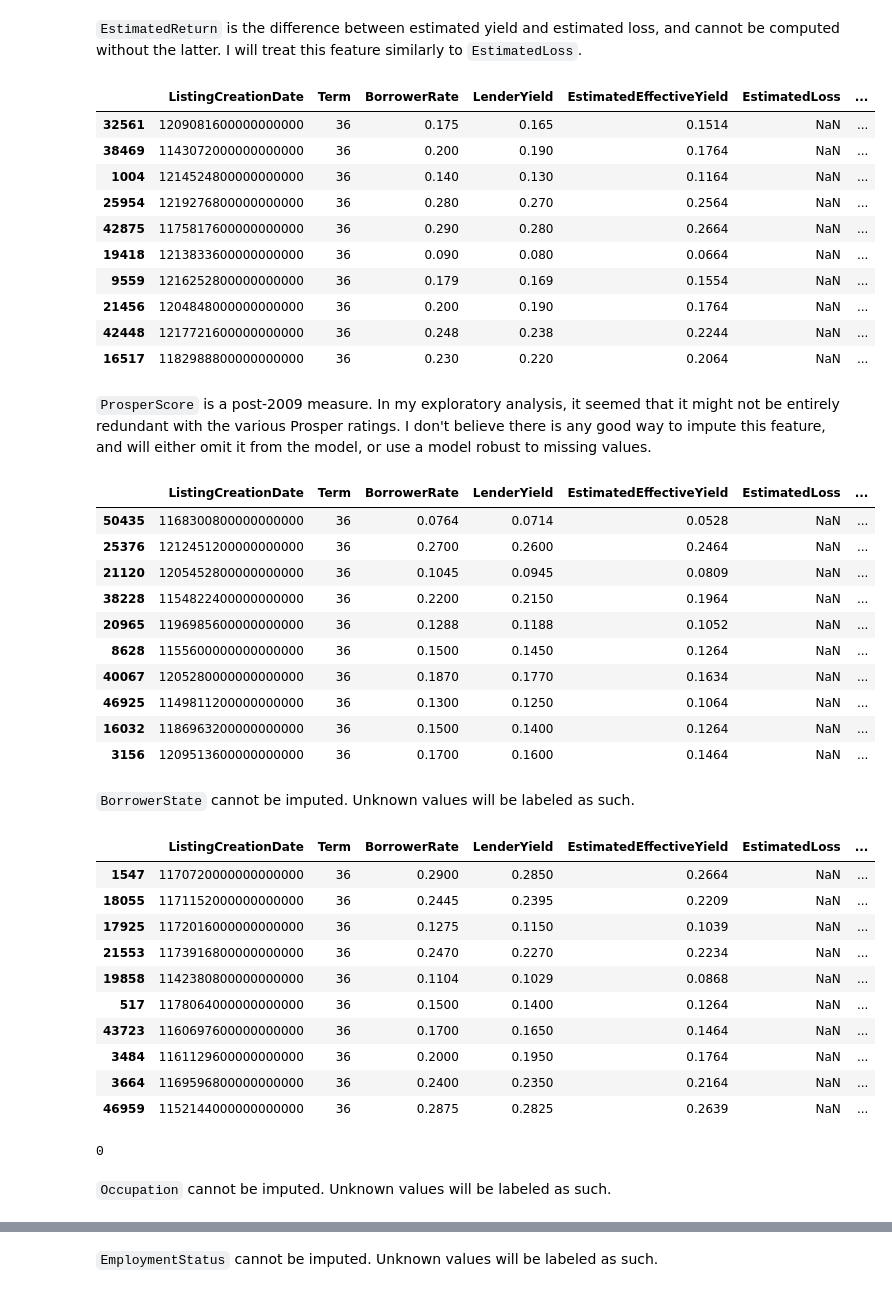
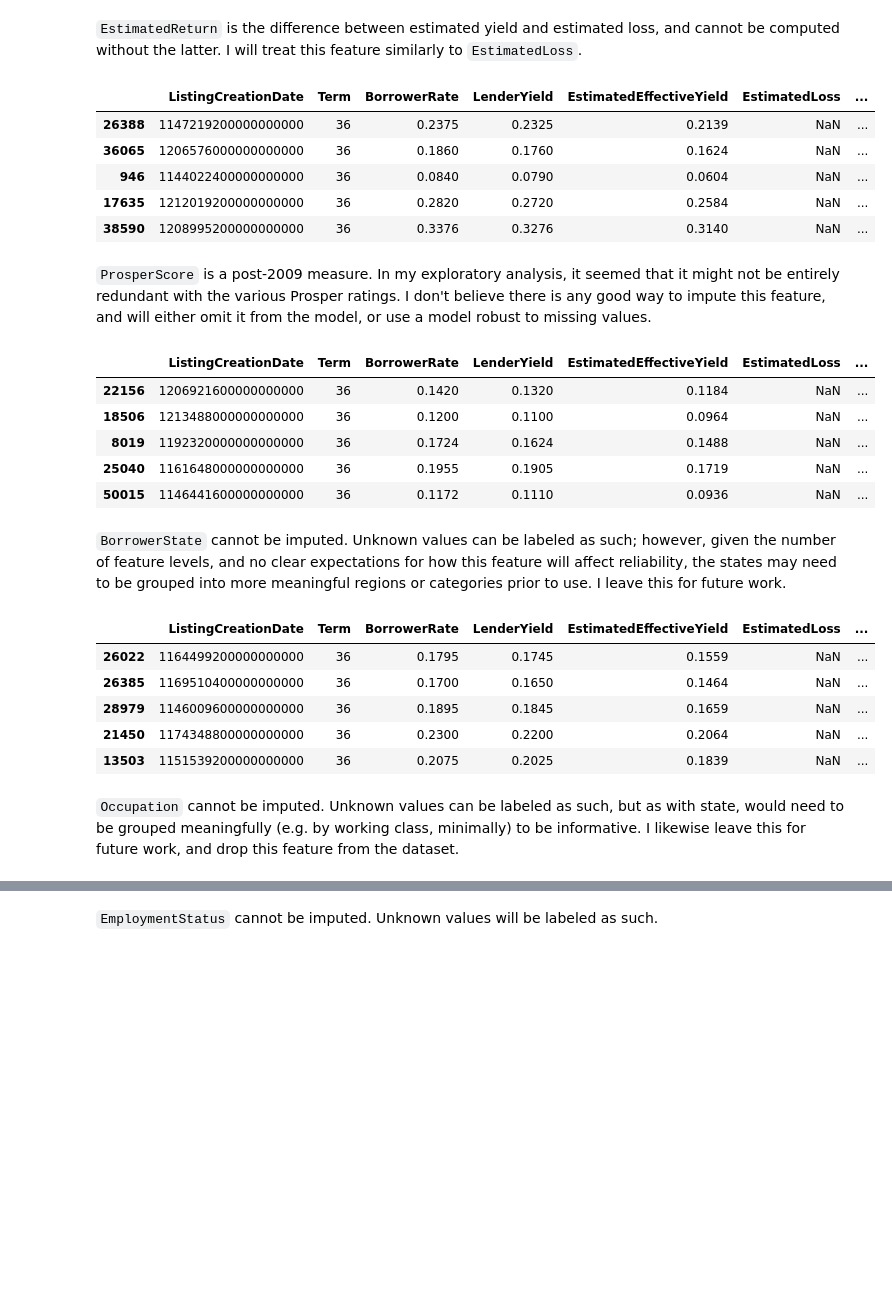
Before and after one commit to eskrav/udacity-machine-learning, a Jupyter notebook: capstone-project/capstone_project.ipynb, the cells around one changed output, grey strips where cells are left out. Drawn from its saved outputs; the diff is of its cells as text; code cells hidden in the pictures; blank space fills up the shorter version.

```diff
--- a/capstone-project/capstone_project.ipynb
+++ b/capstone-project/capstone_project.ipynb
@@ -155,56 +151,33 @@ data[data.EstimatedLoss.isna()].sample(10)
 # %% [markdown]
 `EstimatedReturn` is the difference between estimated yield and estimated loss, and cannot be computed without the latter.  I will treat this feature similarly to `EstimatedLoss`.
 # %%
-data[data.EstimatedReturn.isna()].sample(10)
+data[data.EstimatedReturn.isna()].sample(5)
 # %% [output]
 |  | ListingCreationDate | Term | BorrowerRate | LenderYield | EstimatedEffectiveYield | EstimatedLoss | ... |
-| 32561 | 1209081600000000000 | 36 | 0.175 | 0.165 | 0.1514 | NaN | ... |
-| 38469 | 1143072000000000000 | 36 | 0.200 | 0.190 | 0.1764 | NaN | ... |
-| 1004 | 1214524800000000000 | 36 | 0.140 | 0.130 | 0.1164 | NaN | ... |
-| 25954 | 1219276800000000000 | 36 | 0.280 | 0.270 | 0.2564 | NaN | ... |
-| 42875 | 1175817600000000000 | 36 | 0.290 | 0.280 | 0.2664 | NaN | ... |
-| 19418 | 1213833600000000000 | 36 | 0.090 | 0.080 | 0.0664 | NaN | ... |
-| 9559 | 1216252800000000000 | 36 | 0.179 | 0.169 | 0.1554 | NaN | ... |
-| 21456 | 1204848000000000000 | 36 | 0.200 | 0.190 | 0.1764 | NaN | ... |
-| 42448 | 1217721600000000000 | 36 | 0.248 | 0.238 | 0.2244 | NaN | ... |
-| 16517 | 1182988800000000000 | 36 | 0.230 | 0.220 | 0.2064 | NaN | ... |
+| 26388 | 1147219200000000000 | 36 | 0.2375 | 0.2325 | 0.2139 | NaN | ... |
+| 36065 | 1206576000000000000 | 36 | 0.1860 | 0.1760 | 0.1624 | NaN | ... |
+| 946 | 1144022400000000000 | 36 | 0.0840 | 0.0790 | 0.0604 | NaN | ... |
+| 17635 | 1212019200000000000 | 36 | 0.2820 | 0.2720 | 0.2584 | NaN | ... |
+| 38590 | 1208995200000000000 | 36 | 0.3376 | 0.3276 | 0.3140 | NaN | ... |
 # %% [markdown]
 `ProsperScore` is a post-2009 measure.  In my exploratory analysis, it seemed that it might not be entirely redundant with the various Prosper ratings.  I don't believe there is any good way to impute this feature, and will either omit it from the model, or use a model robust to missing values.
 # %%
-data[data.ProsperScore.isna()].sample(10)
+data[data.ProsperScore.isna()].sample(5)
 # %% [output]
 |  | ListingCreationDate | Term | BorrowerRate | LenderYield | EstimatedEffectiveYield | EstimatedLoss | ... |
-| 50435 | 1168300800000000000 | 36 | 0.0764 | 0.0714 | 0.0528 | NaN | ... |
-| 25376 | 1212451200000000000 | 36 | 0.2700 | 0.2600 | 0.2464 | NaN | ... |
-| 21120 | 1205452800000000000 | 36 | 0.1045 | 0.0945 | 0.0809 | NaN | ... |
-| 38228 | 1154822400000000000 | 36 | 0.2200 | 0.2150 | 0.1964 | NaN | ... |
-| 20965 | 1196985600000000000 | 36 | 0.1288 | 0.1188 | 0.1052 | NaN | ... |
-| 8628 | 1155600000000000000 | 36 | 0.1500 | 0.1450 | 0.1264 | NaN | ... |
-| 40067 | 1205280000000000000 | 36 | 0.1870 | 0.1770 | 0.1634 | NaN | ... |
-| 46925 | 1149811200000000000 | 36 | 0.1300 | 0.1250 | 0.1064 | NaN | ... |
-| 16032 | 1186963200000000000 | 36 | 0.1500 | 0.1400 | 0.1264 | NaN | ... |
-| 3156 | 1209513600000000000 | 36 | 0.1700 | 0.1600 | 0.1464 | NaN | ... |
+| 22156 | 1206921600000000000 | 36 | 0.1420 | 0.1320 | 0.1184 | NaN | ... |
+| 18506 | 1213488000000000000 | 36 | 0.1200 | 0.1100 | 0.0964 | NaN | ... |
+| 8019 | 1192320000000000000 | 36 | 0.1724 | 0.1624 | 0.1488 | NaN | ... |
+| 25040 | 1161648000000000000 | 36 | 0.1955 | 0.1905 | 0.1719 | NaN | ... |
+| 50015 | 1146441600000000000 | 36 | 0.1172 | 0.1110 | 0.0936 | NaN | ... |
-# %% [markdown]
-`BorrowerState` cannot be imputed.  Unknown values will be labeled as such.
+# %% [markdown]
+`BorrowerState` cannot be imputed.  Unknown values can be labeled as such; however, given the number of feature levels, and no clear expectations for how this feature will affect reliability, the states may need to be grouped into more meaningful regions or categories prior to use.  I leave this for future work.
 # %%
-data[data.BorrowerState.isna()].sample(10)
+data[data.BorrowerState.isna()].sample(5)
 # %% [output]
 |  | ListingCreationDate | Term | BorrowerRate | LenderYield | EstimatedEffectiveYield | EstimatedLoss | ... |
-| 1547 | 1170720000000000000 | 36 | 0.2900 | 0.2850 | 0.2664 | NaN | ... |
-| 18055 | 1171152000000000000 | 36 | 0.2445 | 0.2395 | 0.2209 | NaN | ... |
-| 17925 | 1172016000000000000 | 36 | 0.1275 | 0.1150 | 0.1039 | NaN | ... |
-| 21553 | 1173916800000000000 | 36 | 0.2470 | 0.2270 | 0.2234 | NaN | ... |
-| 19858 | 1142380800000000000 | 36 | 0.1104 | 0.1029 | 0.0868 | NaN | ... |
-| 517 | 1178064000000000000 | 36 | 0.1500 | 0.1400 | 0.1264 | NaN | ... |
-| 43723 | 1160697600000000000 | 36 | 0.1700 | 0.1650 | 0.1464 | NaN | ... |
-| 3484 | 1161129600000000000 | 36 | 0.2000 | 0.1950 | 0.1764 | NaN | ... |
-| 3664 | 1169596800000000000 | 36 | 0.2400 | 0.2350 | 0.2164 | NaN | ... |
-| 46959 | 1152144000000000000 | 36 | 0.2875 | 0.2825 | 0.2639 | NaN | ... |
+| 26022 | 1164499200000000000 | 36 | 0.1795 | 0.1745 | 0.1559 | NaN | ... |
+| 26385 | 1169510400000000000 | 36 | 0.1700 | 0.1650 | 0.1464 | NaN | ... |
+| 28979 | 1146009600000000000 | 36 | 0.1895 | 0.1845 | 0.1659 | NaN | ... |
+| 21450 | 1174348800000000000 | 36 | 0.2300 | 0.2200 | 0.2064 | NaN | ... |
+| 13503 | 1151539200000000000 | 36 | 0.2075 | 0.2025 | 0.1839 | NaN | ... |
-# %%
-data["BorrowerState"].fillna("Unknown", inplace=True)
-
-data["BorrowerState"].isnull().sum()
-# %% [output]
-0
-# %% [markdown]
-`Occupation` cannot be imputed.  Unknown values will be labeled as such.
@@ -211 +186,3 @@ data["BorrowerState"].isnull().sum()
+# %% [markdown]
+`Occupation` cannot be imputed.  Unknown values can be labeled as such, but as with state, would need to be grouped meaningfully (e.g. by working class, minimally) to be informative.  I likewise leave this for future work, and drop this feature from the dataset.
 # %%
```
Also changed, not shown: parts of 235 cells of this notebook, 13 other files.
